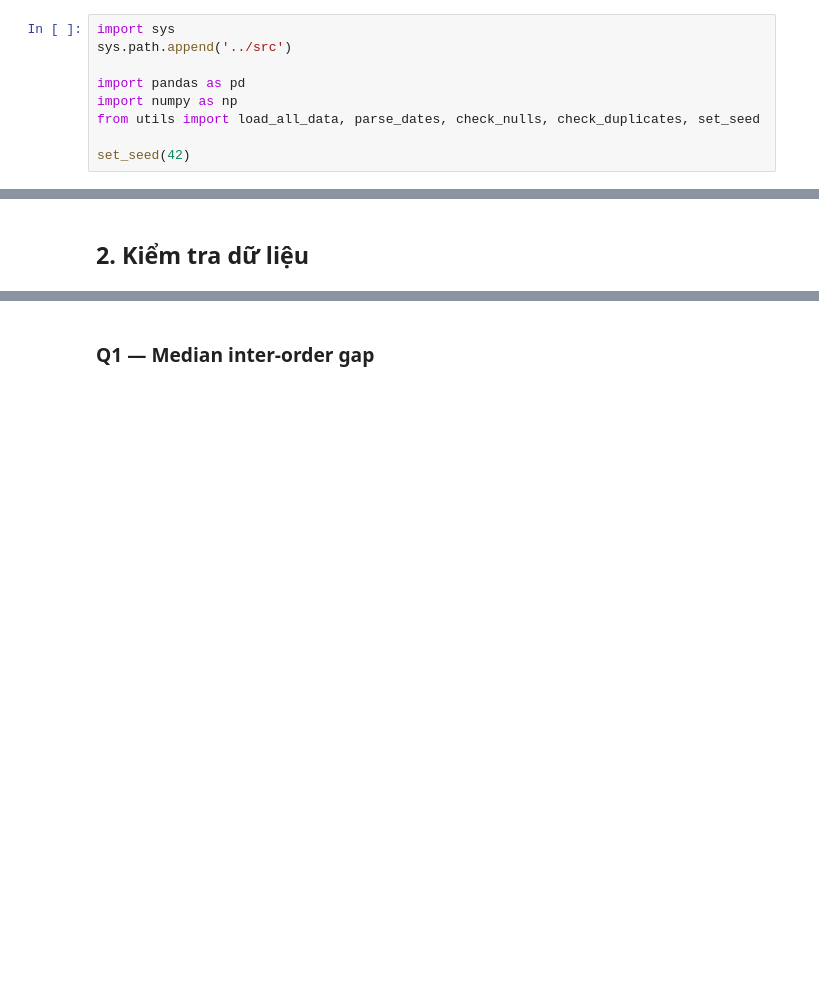
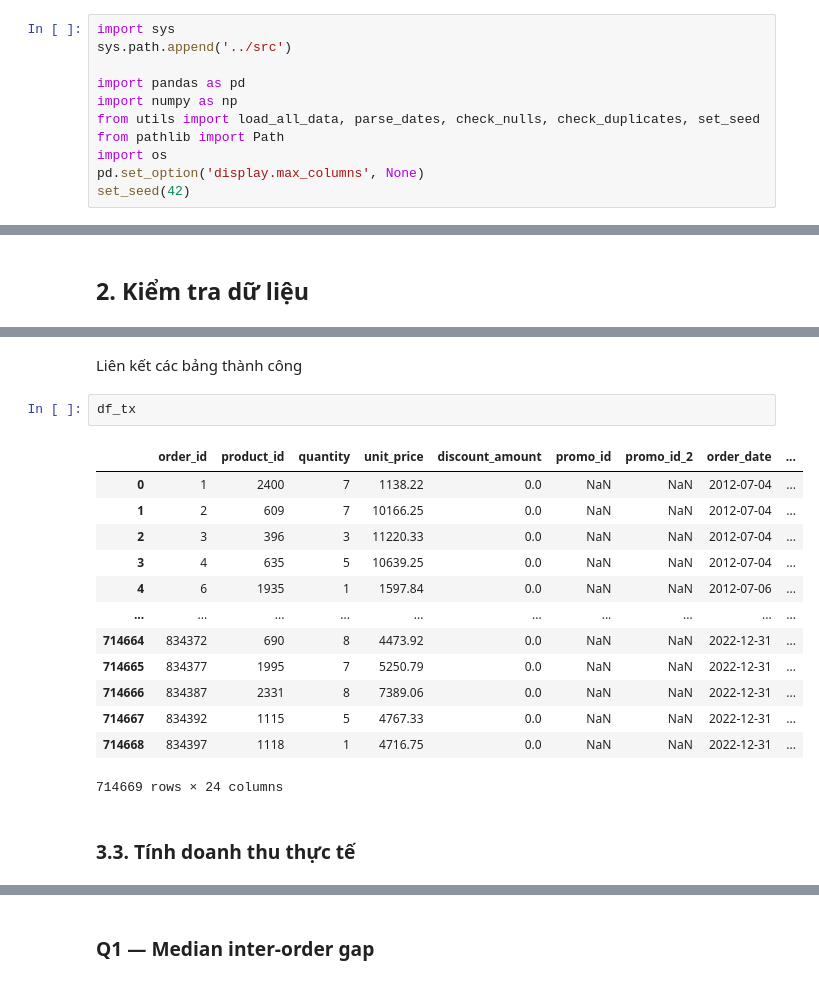
Before and after one commit to xandertrinhnam31-afk/Lanh-It-s-Du-Lieu, a Jupyter notebook: notebooks/01_data_loading_and_mcq.ipynb, the cells around one changed output, grey strips where cells are left out. Cells and saved outputs as stored; diff of their text form; blank space fills up the shorter version.

```diff
--- a/notebooks/01_data_loading_and_mcq.ipynb
+++ b/notebooks/01_data_loading_and_mcq.ipynb
@@ -12,5 +13,7 @@ sys.path.append('../src')
 import pandas as pd
 import numpy as np
 from utils import load_all_data, parse_dates, check_nulls, check_duplicates, set_seed
-
+from pathlib import Path
+import os
+pd.set_option('display.max_columns', None)
 set_seed(42)
@@ -46,0 +421,20 @@ display(check_duplicates(dfs))
+# %% [markdown]
+Liên kết các bảng thành công
+# %%
+df_tx
+# %% [output]
+|  | order_id | product_id | quantity | unit_price | discount_amount | promo_id | promo_id_2 | order_date | ... |
+| 0 | 1 | 2400 | 7 | 1138.22 | 0.0 | NaN | NaN | 2012-07-04 | ... |
+| 1 | 2 | 609 | 7 | 10166.25 | 0.0 | NaN | NaN | 2012-07-04 | ... |
+| 2 | 3 | 396 | 3 | 11220.33 | 0.0 | NaN | NaN | 2012-07-04 | ... |
+| 3 | 4 | 635 | 5 | 10639.25 | 0.0 | NaN | NaN | 2012-07-04 | ... |
+| 4 | 6 | 1935 | 1 | 1597.84 | 0.0 | NaN | NaN | 2012-07-06 | ... |
+| ... | ... | ... | ... | ... | ... | ... | ... | ... | ... |
+| 714664 | 834372 | 690 | 8 | 4473.92 | 0.0 | NaN | NaN | 2022-12-31 | ... |
+| 714665 | 834377 | 1995 | 7 | 5250.79 | 0.0 | NaN | NaN | 2022-12-31 | ... |
+| 714666 | 834387 | 2331 | 8 | 7389.06 | 0.0 | NaN | NaN | 2022-12-31 | ... |
+| 714667 | 834392 | 1115 | 5 | 4767.33 | 0.0 | NaN | NaN | 2022-12-31 | ... |
+| 714668 | 834397 | 1118 | 1 | 4716.75 | 0.0 | NaN | NaN | 2022-12-31 | ... |
+714669 rows × 24 columns
+# %% [markdown]
+### 3.3. Tính doanh thu thực tế
```
Also changed, not shown: parts of 59 cells of this notebook, 15 other files.
